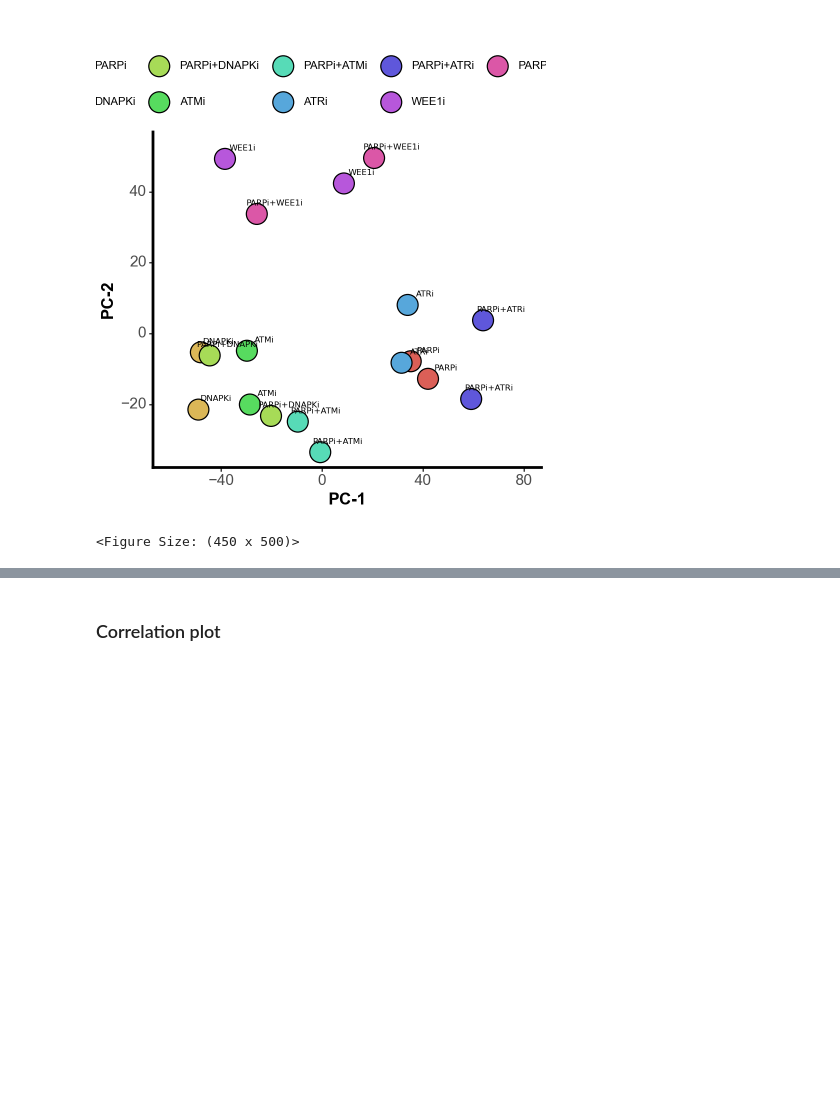
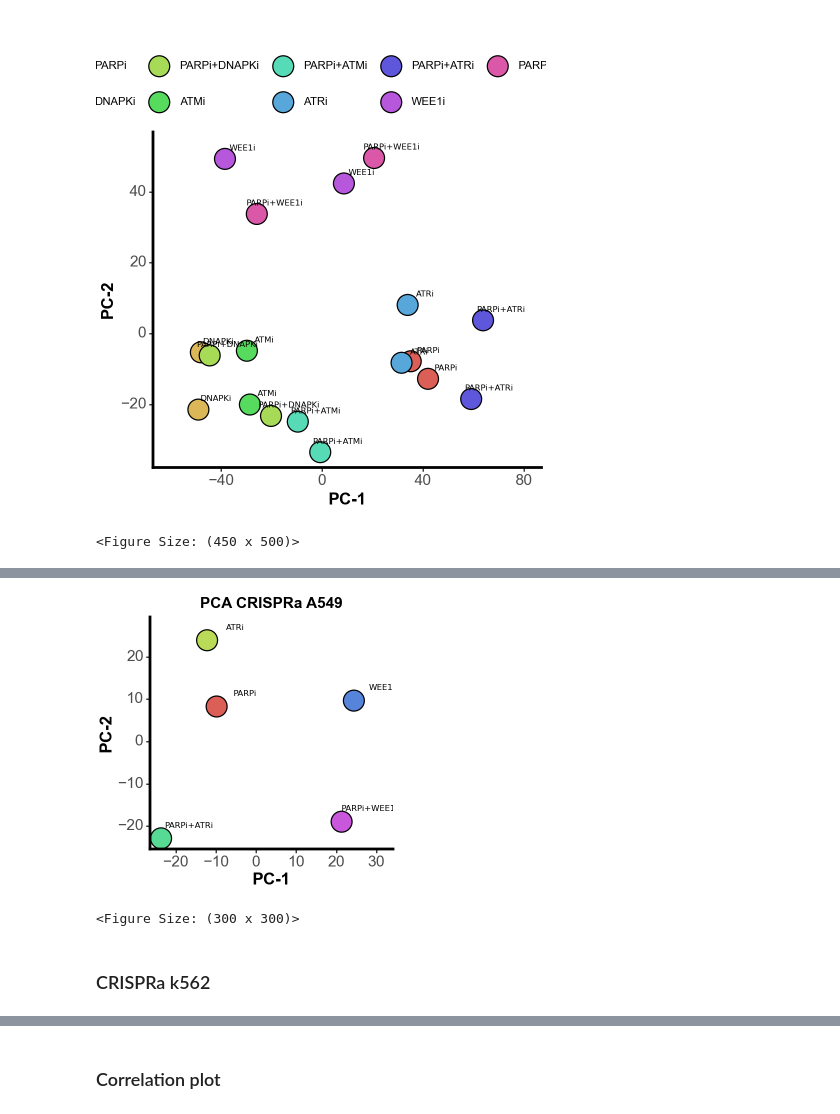
Before and after one commit to abearab/DDRi-screens, a Jupyter notebook: 1-correlations.ipynb, the cells around one changed output, grey strips where cells are left out. Drawn from its saved outputs; the diff is of its cells as text; code cells hidden in the pictures; blank space fills up the shorter version.

```diff
--- a/1-correlations.ipynb
+++ b/1-correlations.ipynb
@@ -368,0 +413,2 @@ pca_p.save('PCA_ggplot.pdf')
+# %%
+Ca_A549_pdata0 = Ca_A549_pdata.copy()
@@ -368,0 +439,2 @@ pca_p.save('PCA_ggplot.pdf')
+# %%
+Ca_A549_pdata_no_gamma = Ca_A549_pdata0[~Ca_A549_pdata0.obs.score.eq('gamma')].copy()
@@ -368,0 +454,8 @@ pca_p.save('PCA_ggplot.pdf')
+# %%
+Ca_A549_no_gamma_pca = plot_ggplot_pca(Ca_A549_pdata_no_gamma,fill='score',legend_position='none', figure_size=(3,3)) \
+ + ggtitle('PCA CRISPRa A549') + theme(plot_title= element_text(weight='bold', ha='center'))
+# %%
+Ca_A549_no_gamma_pca
+# %% [output]
+[figure, added]
+<Figure Size: (300 x 300)>
@@ -368,0 +464,2 @@ pca_p.save('PCA_ggplot.pdf')
+# %% [markdown]
+### CRISPRa k562
```
Also changed, not shown: parts of 59 cells of this notebook, 2 other files.
